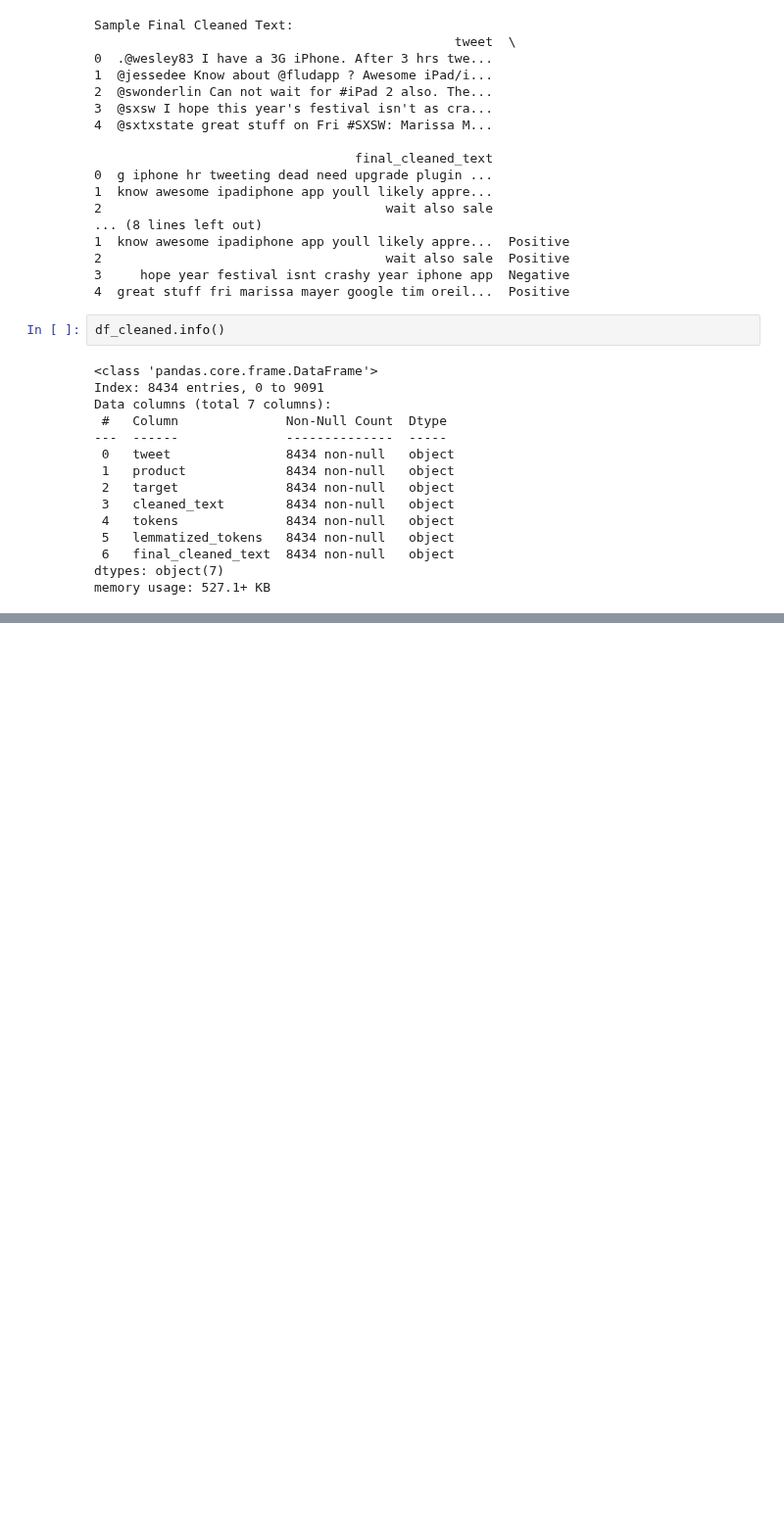
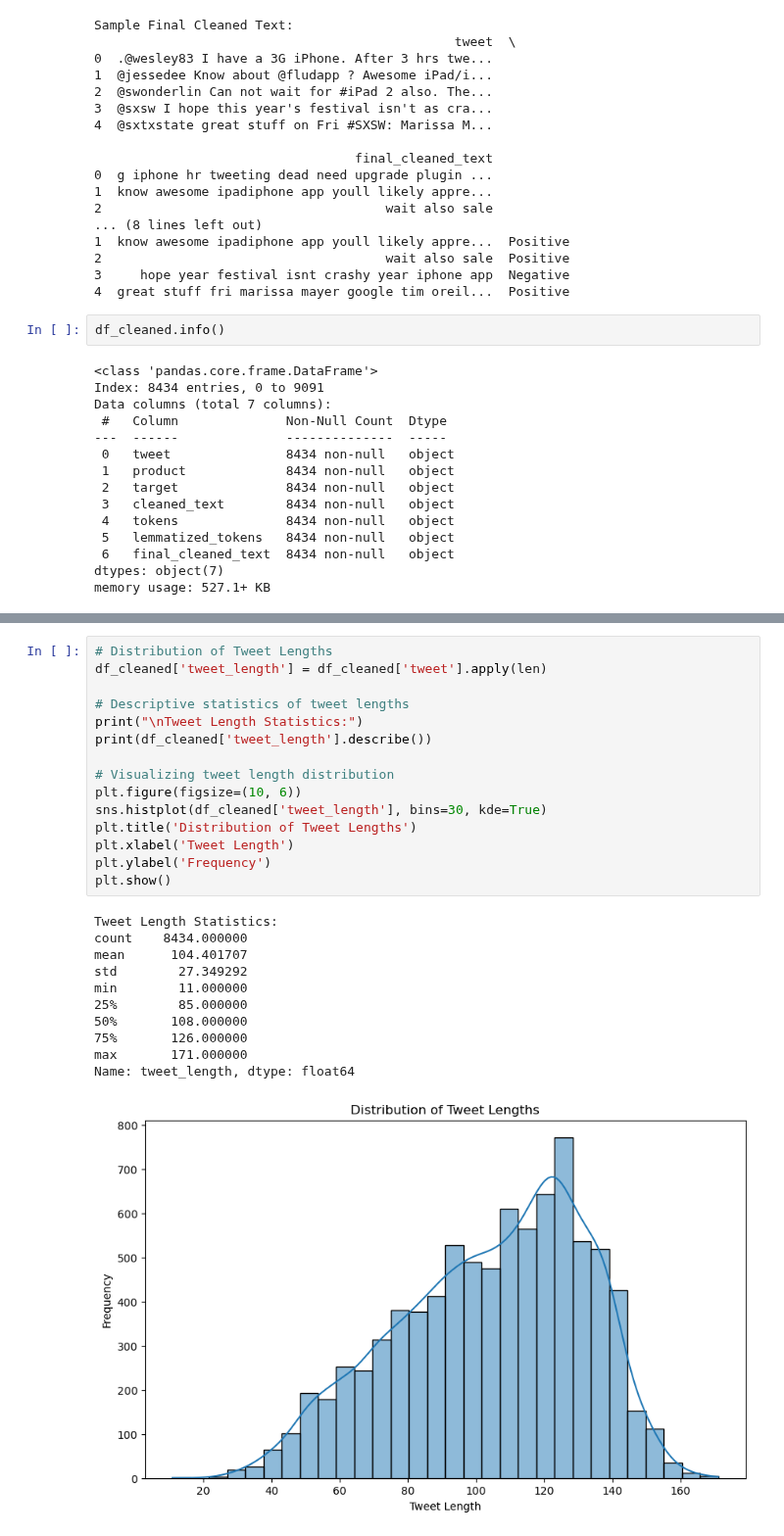
Before and after one commit to George-Chira/twitter-sentiment-analysis, a Jupyter notebook: notebooks/Maya.ipynb, the cells around one changed output, grey strips where cells are left out. Shown at 98% size. Cells and saved outputs as stored; diff of their text form; blank space fills up the shorter version.

```diff
--- a/notebooks/Maya.ipynb
+++ b/notebooks/Maya.ipynb
@@ -515,0 +519,27 @@ memory usage: 527.1+ KB
+# %%
+# Distribution of Tweet Lengths
+df_cleaned['tweet_length'] = df_cleaned['tweet'].apply(len)
+
+# Descriptive statistics of tweet lengths
+print("\nTweet Length Statistics:")
+print(df_cleaned['tweet_length'].describe())
+
+# Visualizing tweet length distribution
+plt.figure(figsize=(10, 6))
+sns.histplot(df_cleaned['tweet_length'], bins=30, kde=True)
+plt.title('Distribution of Tweet Lengths')
+plt.xlabel('Tweet Length')
+plt.ylabel('Frequency')
+plt.show()
+# %% [output]
+Tweet Length Statistics:
+count    8434.000000
+mean      104.401707
+std        27.349292
+min        11.000000
+25%        85.000000
+50%       108.000000
+75%       126.000000
+max       171.000000
+Name: tweet_length, dtype: float64
+[figure, added]
```
Also changed, not shown: parts of 27 cells of this notebook.
